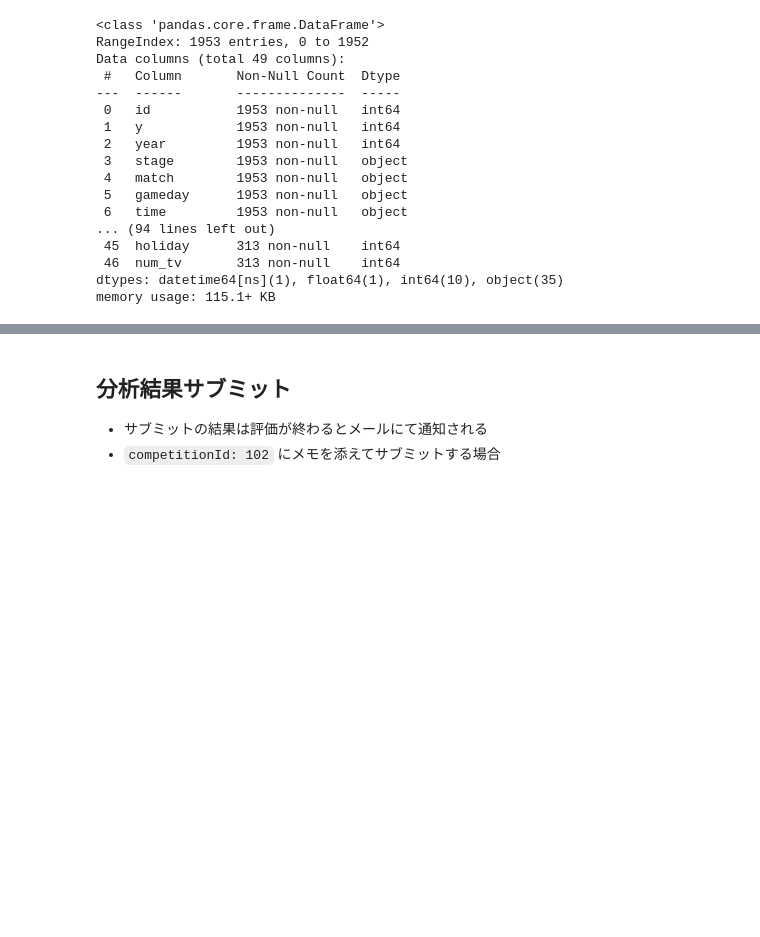
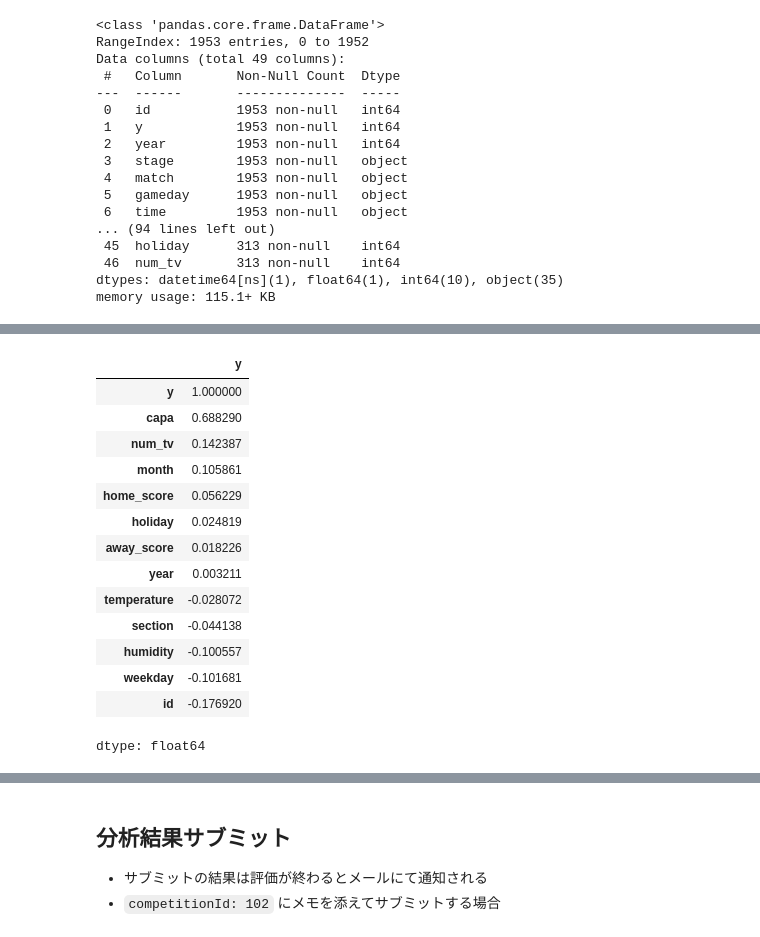
Before and after one commit to abaziri/signate-Jleague, a Jupyter notebook: tutorials/SIGNATE_Tutorial_for_Colaboratory.ipynb, the cells around one changed output, grey strips where cells are left out. Drawn from its saved outputs; the diff is of its cells as text; code cells hidden in the pictures; blank space fills up the shorter version.

```diff
--- a/tutorials/SIGNATE_Tutorial_for_Colaboratory.ipynb
+++ b/tutorials/SIGNATE_Tutorial_for_Colaboratory.ipynb
@@ -471,0 +465,19 @@ memory usage: 115.1+ KB
+# %%
+# check the corelationship with y and other columns
+full_train.corr(numeric_only=True)['y'].sort_values(ascending=False)
+# %% [output]
+|  | y |
+| y | 1.000000 |
+| capa | 0.688290 |
+| num_tv | 0.142387 |
+| month | 0.105861 |
+| home_score | 0.056229 |
+| holiday | 0.024819 |
+| away_score | 0.018226 |
+| year | 0.003211 |
+| temperature | -0.028072 |
+| section | -0.044138 |
+| humidity | -0.100557 |
+| weekday | -0.101681 |
+| id | -0.176920 |
+dtype: float64
```
Also changed, not shown: parts of 21 cells of this notebook.
